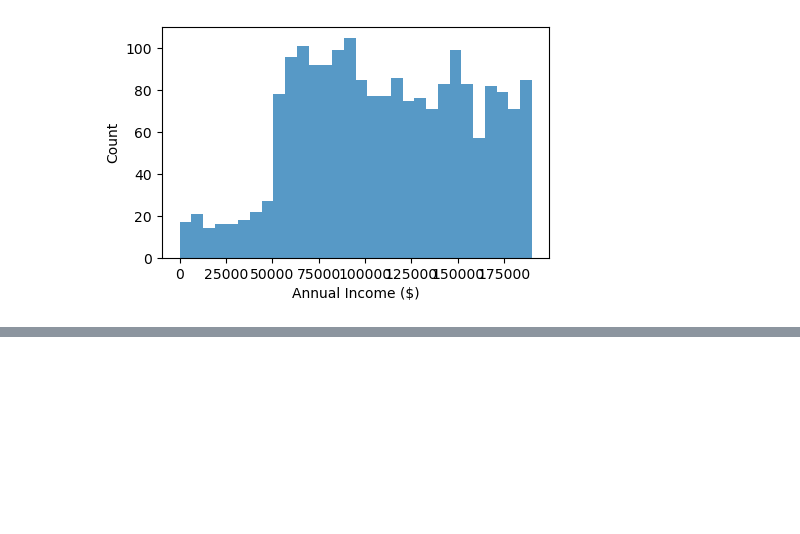
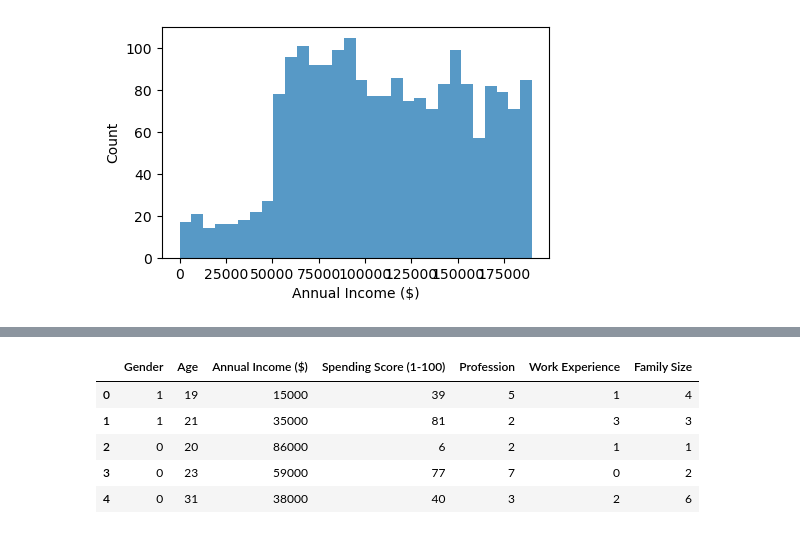
Before and after one commit to MGE-17/DSI_2, a Jupyter notebook: Shop_customer_clustering_analysis.ipynb, the cells around one changed output, grey strips where cells are left out. Cells and saved outputs as stored; diff of their text form; code cells hidden in the pictures; blank space fills up the shorter version.

```diff
--- a/Shop_customer_clustering_analysis.ipynb
+++ b/Shop_customer_clustering_analysis.ipynb
@@ -155,0 +191,23 @@ Test
+# %%
+# define the categorical columns.
+categorical_columns = ['Gender', 'Profession']
+
+# define the remarkable columns.
+numerical_columns = ['Age', 'Annual Income ($)', 'Spending Score (1-100)', 'Work Experience', 'Family Size']
+# %%
+for cat_col in categorical_columns:
+
+    # Initialise label encoder.
+    encoder = LabelEncoder()
+
+    # Apply transformation.
+    df[cat_col] = encoder.fit_transform(df[cat_col])
+# %%
+df.head()
+# %% [output]
+|  | Gender | Age | Annual Income ($) | Spending Score (1-100) | Profession | Work Experience | Family Size |
+| 0 | 1 | 19 | 15000 | 39 | 5 | 1 | 4 |
+| 1 | 1 | 21 | 35000 | 81 | 2 | 3 | 3 |
+| 2 | 0 | 20 | 86000 | 6 | 2 | 1 | 1 |
+| 3 | 0 | 23 | 59000 | 77 | 7 | 0 | 2 |
+| 4 | 0 | 31 | 38000 | 40 | 3 | 2 | 6 |
```
Also changed, not shown: parts of 7 cells of this notebook.
